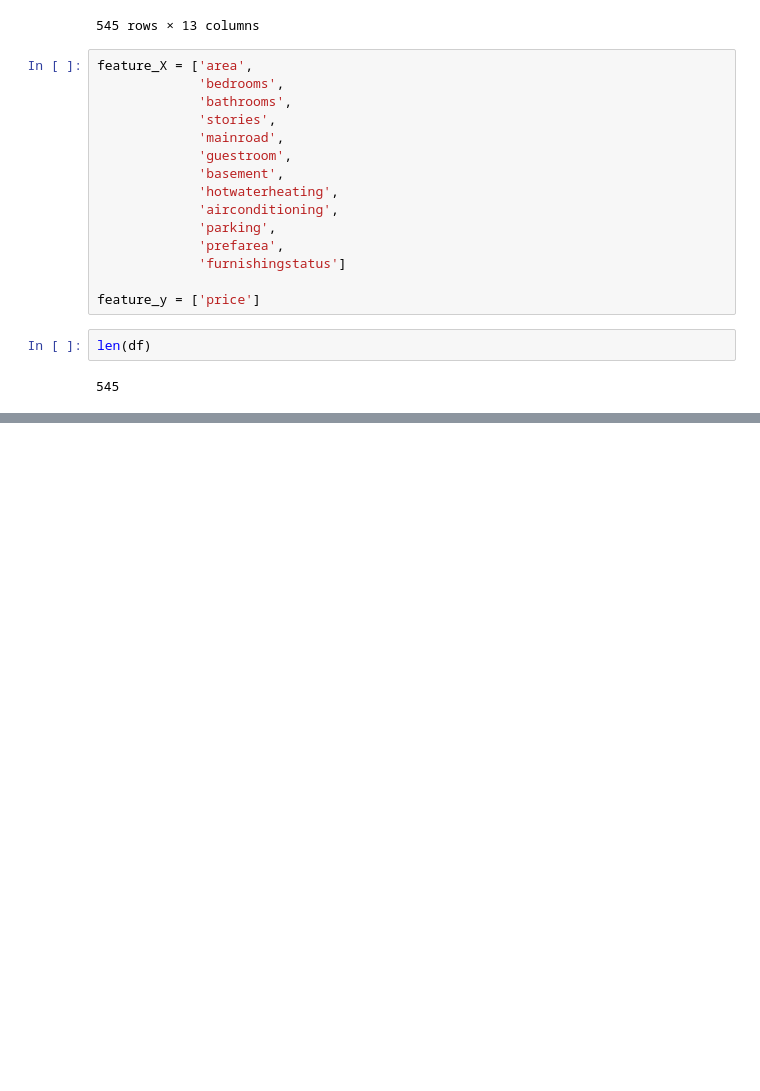
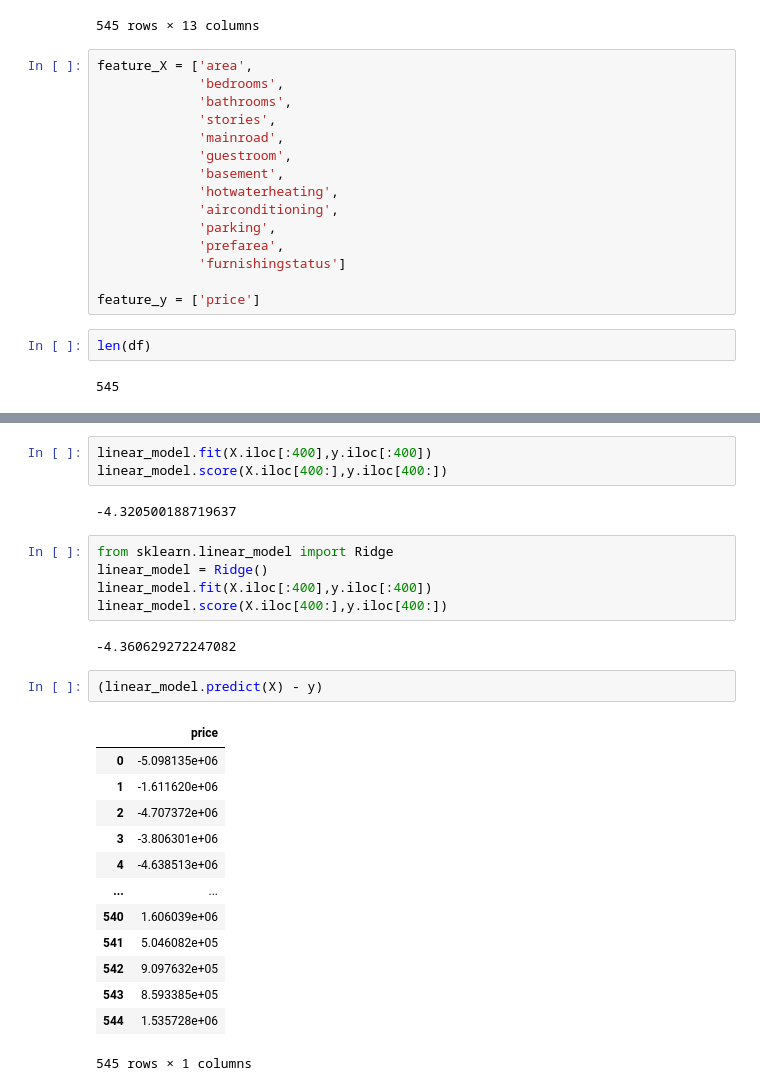
Before and after one commit to belenareal/machine_learning_projects, a Jupyter notebook: housing_prices/model.ipynb, the cells around one changed output, grey strips where cells are left out. Cells and saved outputs as stored; diff of their text form; blank space fills up the shorter version.

```diff
--- a/housing_prices/model.ipynb
+++ b/housing_prices/model.ipynb
@@ -109,0 +74,28 @@ print(f'MSLE (LightGBM): {lgb_msle}')
+# %%
+linear_model.fit(X.iloc[:400],y.iloc[:400])
+linear_model.score(X.iloc[400:],y.iloc[400:])
+# %% [output]
+-4.320500188719637
+# %%
+from sklearn.linear_model import Ridge
+linear_model = Ridge()
+linear_model.fit(X.iloc[:400],y.iloc[:400])
+linear_model.score(X.iloc[400:],y.iloc[400:])
+# %% [output]
+-4.360629272247082
+# %%
+(linear_model.predict(X) - y)
+# %% [output]
+|  | price |
+| 0 | -5.098135e+06 |
+| 1 | -1.611620e+06 |
+| 2 | -4.707372e+06 |
+| 3 | -3.806301e+06 |
+| 4 | -4.638513e+06 |
+| ... | ... |
+| 540 | 1.606039e+06 |
+| 541 | 5.046082e+05 |
+| 542 | 9.097632e+05 |
+| 543 | 8.593385e+05 |
+| 544 | 1.535728e+06 |
+545 rows × 1 columns
```
Also changed, not shown: parts of 16 cells of this notebook.
